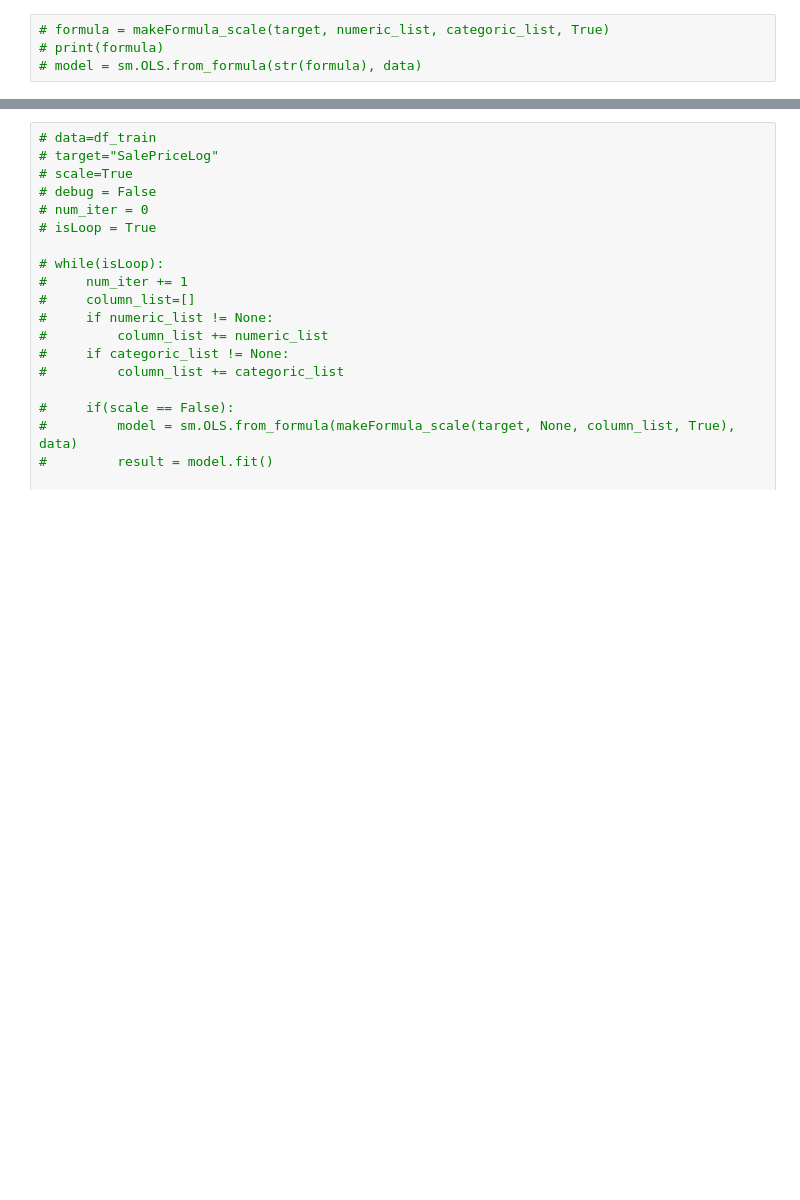
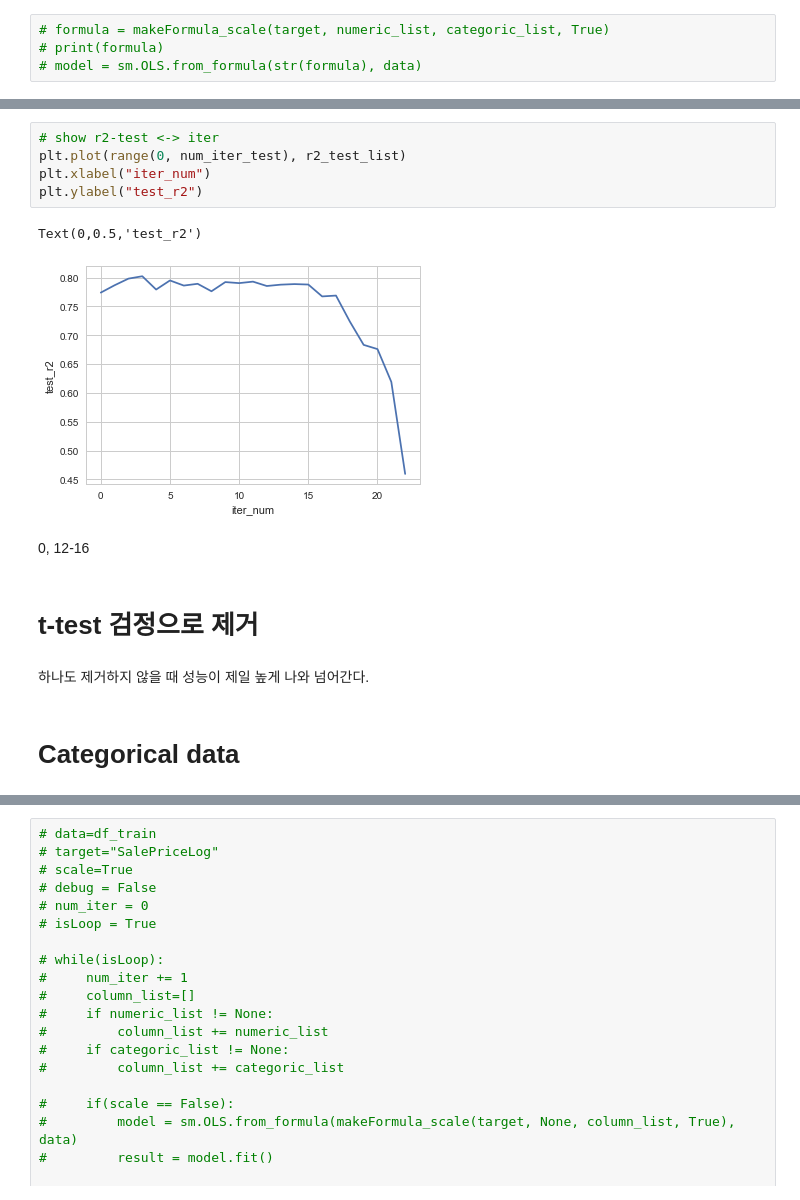
Before and after one commit to wjy5446/house-price-project, a Jupyter notebook: YoonJaeyoung/3-featureSelection_dummy.ipynb, the cells around one changed output, grey strips where cells are left out. Saved outputs shown, nothing was run; the diff lists cells and outputs as text; blank space fills up the shorter version.

```diff
--- a/YoonJaeyoung/3-featureSelection_dummy.ipynb
+++ b/YoonJaeyoung/3-featureSelection_dummy.ipynb
@@ -259,0 +412,16 @@ print(len(categoric_list), len(numeric_list), len(list(df_train.columns)))
+# %%
+# show r2-test <-> iter
+plt.plot(range(0, num_iter_test), r2_test_list)
+plt.xlabel("iter_num")
+plt.ylabel("test_r2")
+# %% [output]
+Text(0,0.5,'test_r2')
+[figure, added]
+# %% [markdown]
+0, 12-16
+# %% [markdown]
+# t-test 검정으로 제거
+# %% [markdown]
+ 하나도 제거하지 않을 때 성능이 제일 높게 나와 넘어간다.
+# %% [markdown]
+# Categorical data
```
Also changed, not shown: parts of 55 cells of this notebook, 7 other files.
